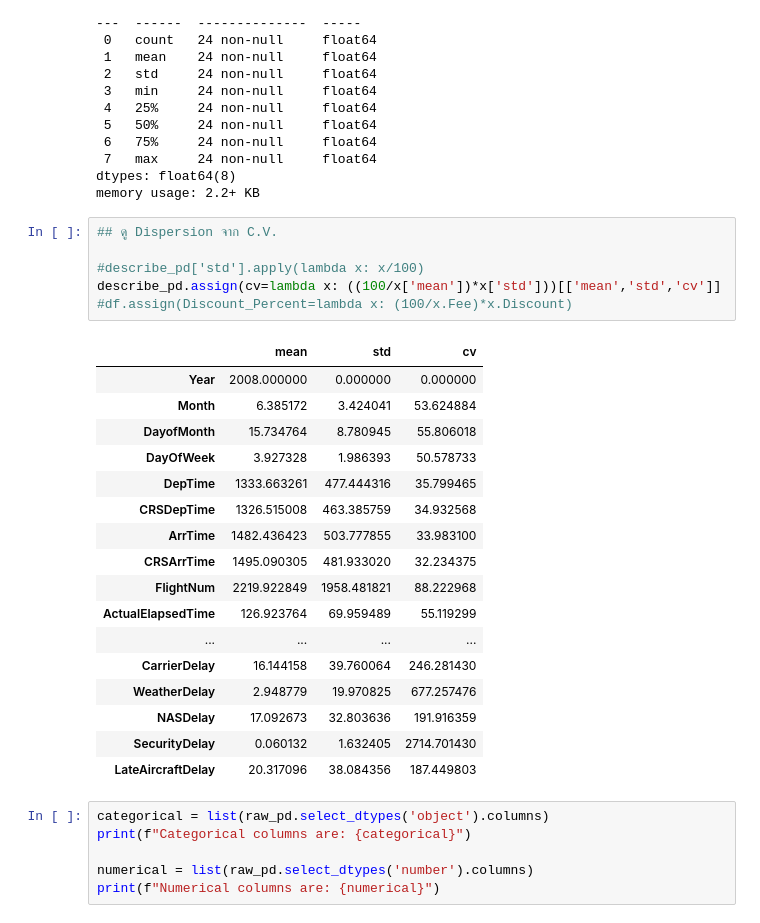
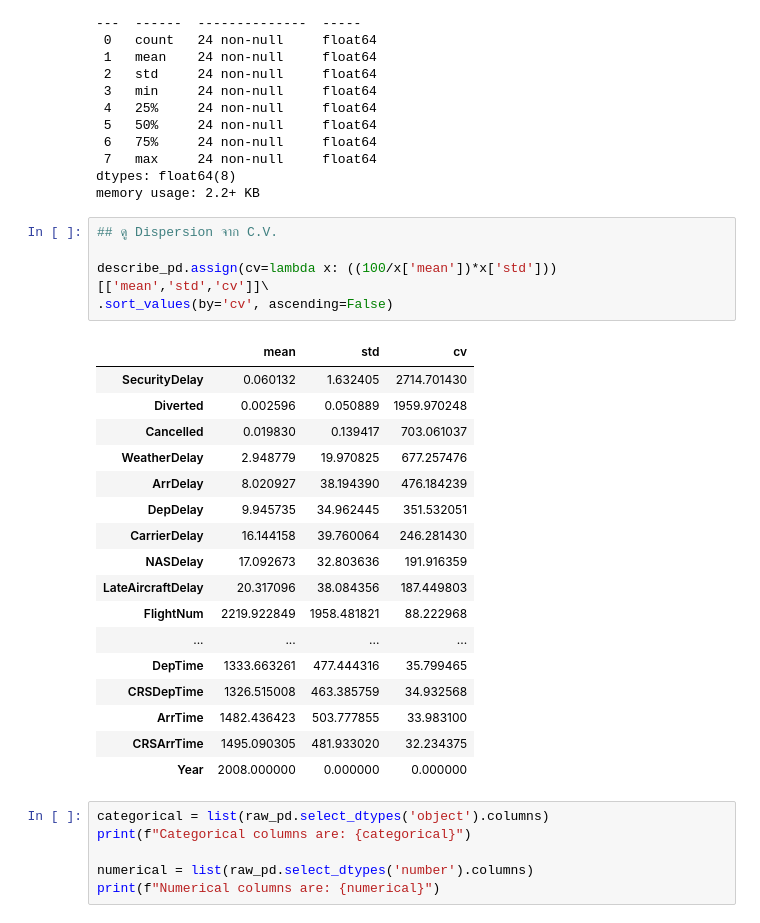
Before and after one commit to aekanun2020/Data-Analytics-using-Python, a Jupyter notebook: 26OCT2023_of_from_Solution_Homework_to_Regression_scaled9Feature_and_scaledLabel.ipynb, the cells around one changed output. Saved outputs shown, nothing was run; the diff lists cells and outputs as text.

```diff
--- a/26OCT2023_of_from_Solution_Homework_to_Regression_scaled9Feature_and_scaledLabel.ipynb
+++ b/26OCT2023_of_from_Solution_Homework_to_Regression_scaled9Feature_and_scaledLabel.ipynb
@@ -114,27 +114,26 @@ memory usage: 2.2+ KB
 # %%
 ## ดู Dispersion จาก C.V.
 
-#describe_pd['std'].apply(lambda x: x/100)
-describe_pd.assign(cv=lambda x: ((100/x['mean'])*x['std']))[['mean','std','cv']]
-#df.assign(Discount_Percent=lambda x: (100/x.Fee)*x.Discount)
+describe_pd.assign(cv=lambda x: ((100/x['mean'])*x['std']))[['mean','std','cv']]\
+.sort_values(by='cv', ascending=False)
 # %% [output]
 |  | mean | std | cv |
-| Year | 2008.000000 | 0.000000 | 0.000000 |
-| Month | 6.385172 | 3.424041 | 53.624884 |
-| DayofMonth | 15.734764 | 8.780945 | 55.806018 |
-| DayOfWeek | 3.927328 | 1.986393 | 50.578733 |
+| SecurityDelay | 0.060132 | 1.632405 | 2714.701430 |
+| Diverted | 0.002596 | 0.050889 | 1959.970248 |
+| Cancelled | 0.019830 | 0.139417 | 703.061037 |
+| WeatherDelay | 2.948779 | 19.970825 | 677.257476 |
+| ArrDelay | 8.020927 | 38.194390 | 476.184239 |
+| DepDelay | 9.945735 | 34.962445 | 351.532051 |
+| CarrierDelay | 16.144158 | 39.760064 | 246.281430 |
+| NASDelay | 17.092673 | 32.803636 | 191.916359 |
+| LateAircraftDelay | 20.317096 | 38.084356 | 187.449803 |
+| FlightNum | 2219.922849 | 1958.481821 | 88.222968 |
+| ... | ... | ... | ... |
 | DepTime | 1333.663261 | 477.444316 | 35.799465 |
 | CRSDepTime | 1326.515008 | 463.385759 | 34.932568 |
 | ArrTime | 1482.436423 | 503.777855 | 33.983100 |
 | CRSArrTime | 1495.090305 | 481.933020 | 32.234375 |
-| FlightNum | 2219.922849 | 1958.481821 | 88.222968 |
-| ActualElapsedTime | 126.923764 | 69.959489 | 55.119299 |
-| ... | ... | ... | ... |
-| CarrierDelay | 16.144158 | 39.760064 | 246.281430 |
-| WeatherDelay | 2.948779 | 19.970825 | 677.257476 |
-| NASDelay | 17.092673 | 32.803636 | 191.916359 |
-| SecurityDelay | 0.060132 | 1.632405 | 2714.701430 |
-| LateAircraftDelay | 20.317096 | 38.084356 | 187.449803 |
+| Year | 2008.000000 | 0.000000 | 0.000000 |
 # %%
 categorical = list(raw_pd.select_dtypes('object').columns)
 print(f"Categorical columns are: {categorical}")
```
Also changed, not shown: parts of 6 cells of this notebook.
